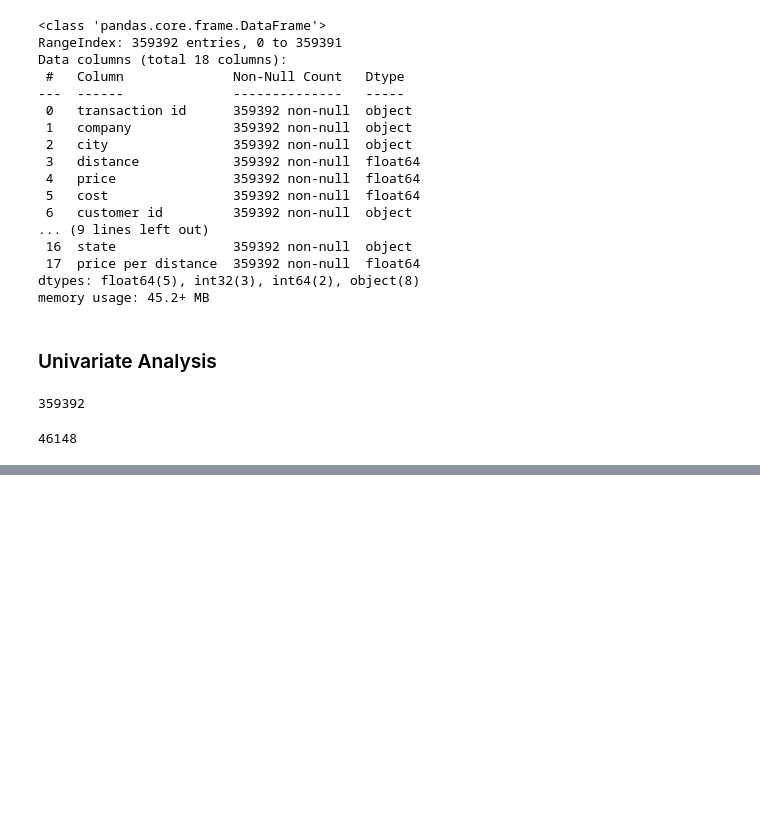
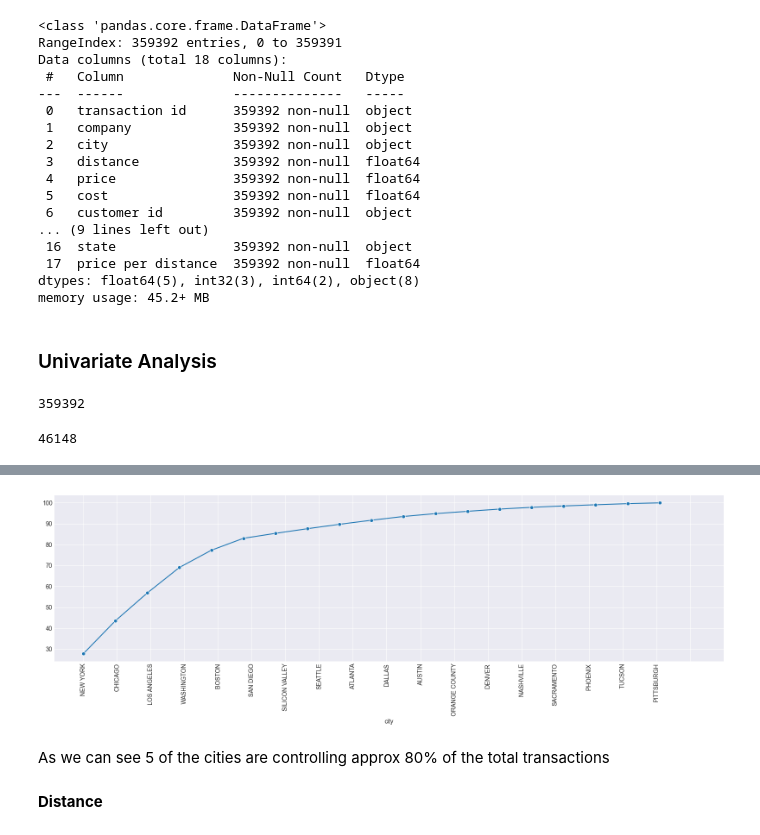
Before and after one commit to IamRaNo/cab_data_analysis, a Jupyter notebook: cab_data_analysis.ipynb, the cells around one changed output, grey strips where cells are left out. Drawn from its saved outputs; the diff is of its cells as text; code cells hidden in the pictures; blank space fills up the shorter version.

```diff
--- a/cab_data_analysis.ipynb
+++ b/cab_data_analysis.ipynb
@@ -518,6 +518,8 @@ data.head()
 | 2 | 10000013 | Pink | ATLANTA | 9.04 | 125.20 | 97.632 | 28712 | Cash | Male | ... |
 | 3 | 10000014 | Pink | ATLANTA | 33.17 | 377.40 | 351.602 | 28020 | Cash | Male | ... |
 | 4 | 10000015 | Pink | ATLANTA | 8.73 | 114.62 | 97.776 | 27182 | Card | Male | ... |
+# %%
+data['in profit']=pd.DataFrame(np.where(data['profit']>0,True,False))
 # %% [markdown]
 ## Analysis of the data
 # %%
@@ -552,0 +605,13 @@ data['customer id'].nunique()
+# %%
+city_percent=data['city'].value_counts(normalize=True)*100
+plt.figure(figsize=(20,5))
+sns.lineplot(x=np.cumsum(city_percent).index, y=np.cumsum(city_percent).values, marker='o')
+plt.xticks(np.linspace(0,20,20),rotation=90)
+plt.grid("-")
+plt.show()
+# %% [output]
+[figure, added]
+# %% [markdown]
+As we can see 5 of the cities are controlling approx 80% of the total transactions
+# %% [markdown]
+**Distance**
```
Also changed, not shown: parts of 61 cells of this notebook.
